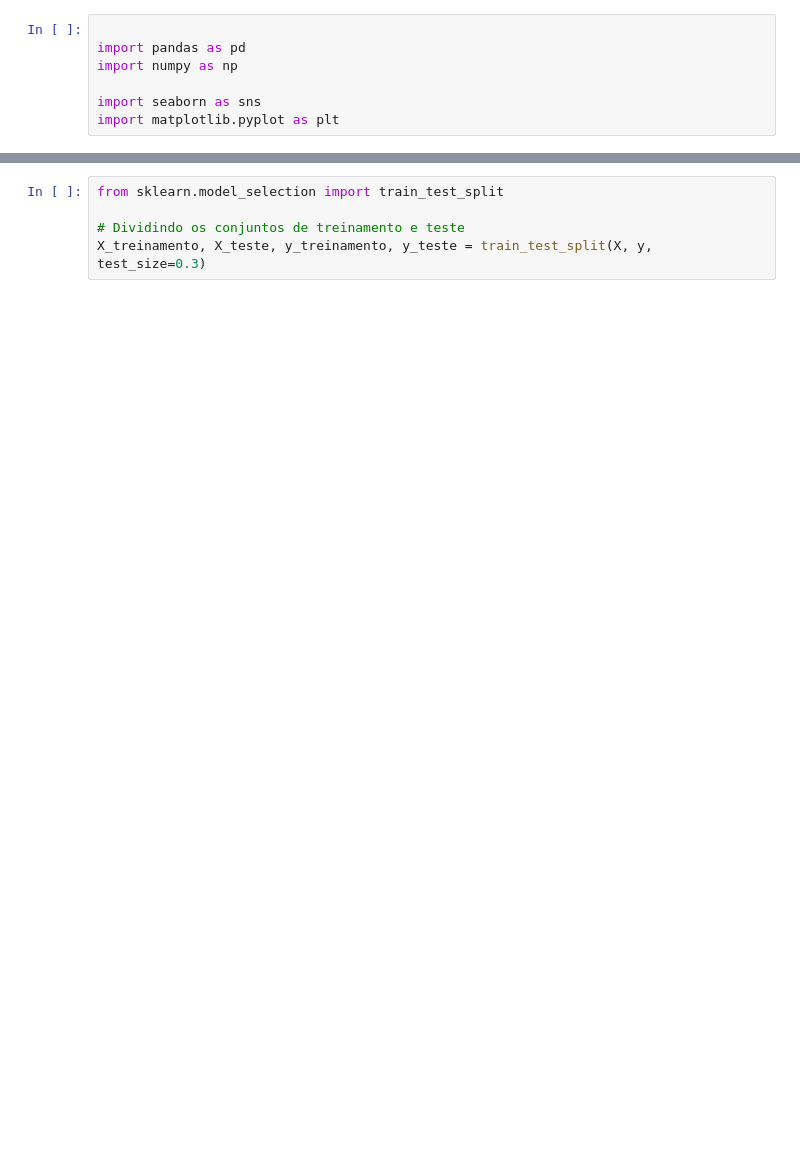
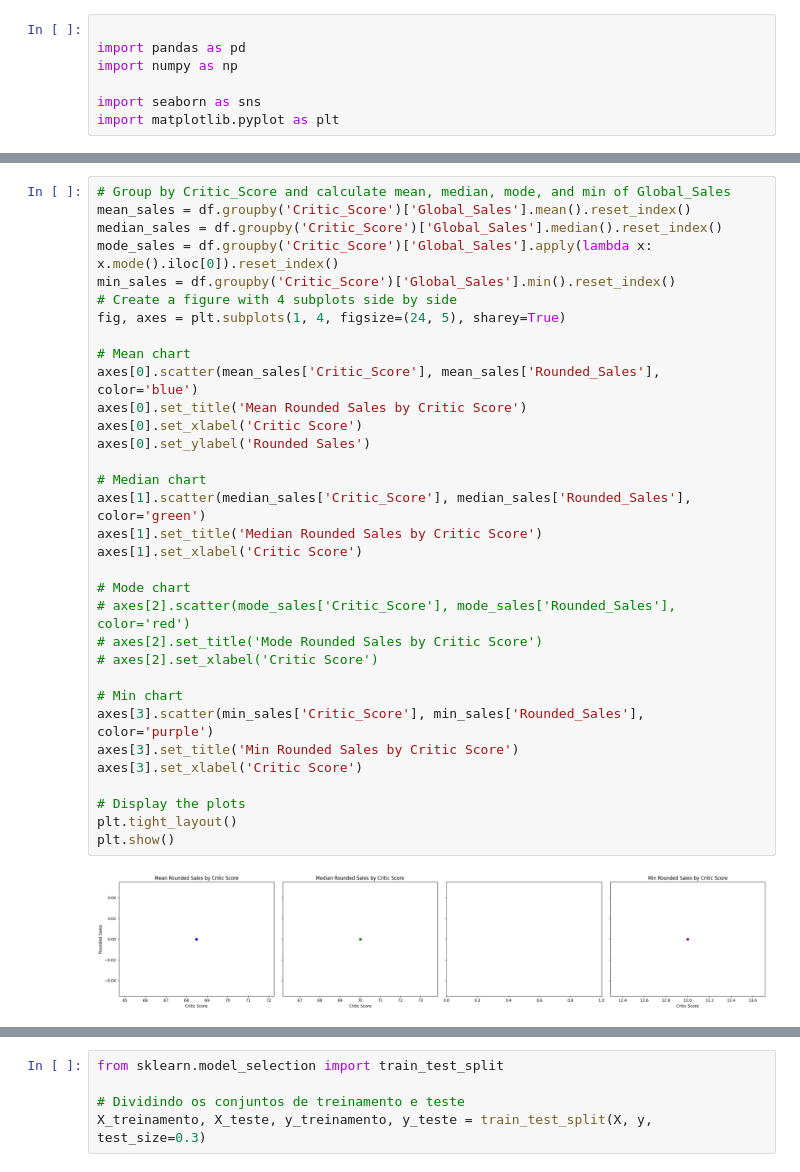
Before and after one commit to wolke412/topicos-4, a Jupyter notebook: video-game.ipynb, the cells around one changed output, grey strips where cells are left out. Cells and saved outputs as stored; diff of their text form; blank space fills up the shorter version.

```diff
--- a/video-game.ipynb
+++ b/video-game.ipynb
@@ -10,0 +38,35 @@ df = pd.read_csv('dataset/video_games_2016.csv')
+# %%
+# Group by Critic_Score and calculate mean, median, mode, and min of Global_Sales
+mean_sales = df.groupby('Critic_Score')['Global_Sales'].mean().reset_index()
+median_sales = df.groupby('Critic_Score')['Global_Sales'].median().reset_index()
+mode_sales = df.groupby('Critic_Score')['Global_Sales'].apply(lambda x: x.mode().iloc[0]).reset_index()
+min_sales = df.groupby('Critic_Score')['Global_Sales'].min().reset_index()
+# Create a figure with 4 subplots side by side
+fig, axes = plt.subplots(1, 4, figsize=(24, 5), sharey=True)
+
+# Mean chart
+axes[0].scatter(mean_sales['Critic_Score'], mean_sales['Rounded_Sales'], color='blue')
+axes[0].set_title('Mean Rounded Sales by Critic Score')
+axes[0].set_xlabel('Critic Score')
+axes[0].set_ylabel('Rounded Sales')
+
+# Median chart
+axes[1].scatter(median_sales['Critic_Score'], median_sales['Rounded_Sales'], color='green')
+axes[1].set_title('Median Rounded Sales by Critic Score')
+axes[1].set_xlabel('Critic Score')
+
+# Mode chart
+# axes[2].scatter(mode_sales['Critic_Score'], mode_sales['Rounded_Sales'], color='red')
+# axes[2].set_title('Mode Rounded Sales by Critic Score')
+# axes[2].set_xlabel('Critic Score')
+
+# Min chart
+axes[3].scatter(min_sales['Critic_Score'], min_sales['Rounded_Sales'], color='purple')
+axes[3].set_title('Min Rounded Sales by Critic Score')
+axes[3].set_xlabel('Critic Score')
+
+# Display the plots
+plt.tight_layout()
+plt.show()
+# %% [output]
+[figure, added]
```
Also changed, not shown: parts of 14 cells of this notebook.
